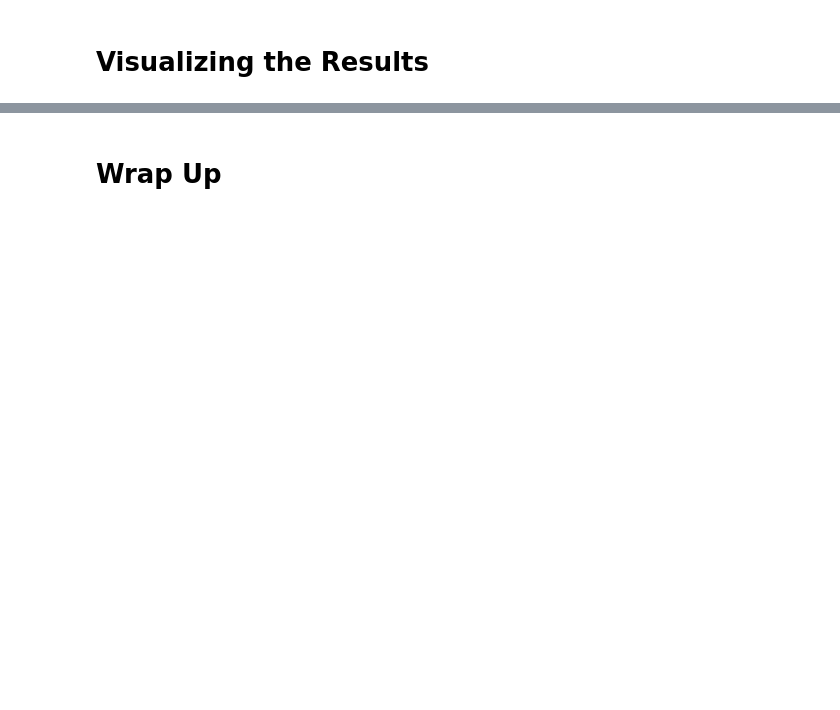
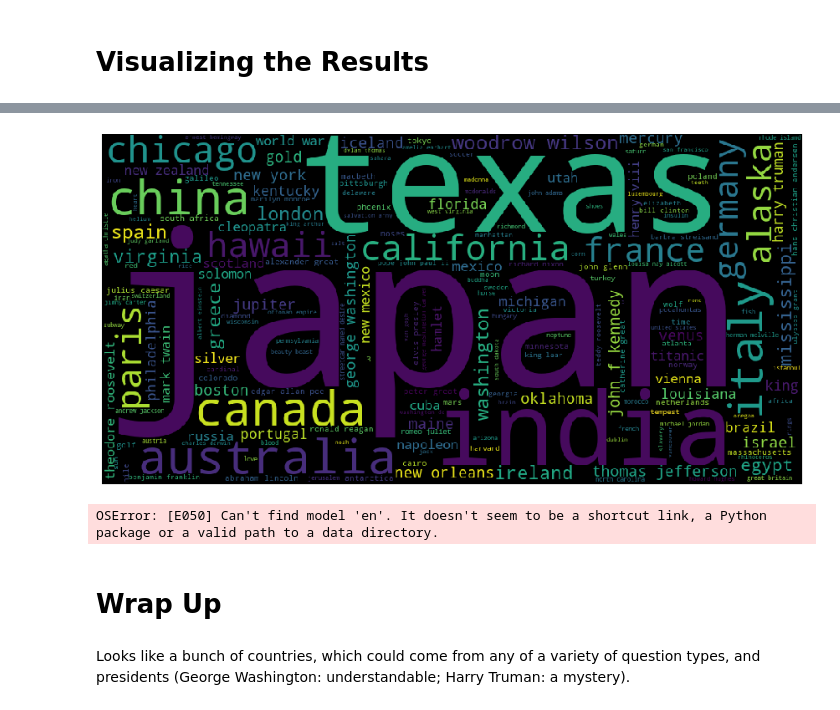
Before and after one commit to AllisonRKahn/Jeopardy_NER, a Jupyter notebook: Jeopardy Explo.ipynb, the cells around one changed output, grey strips where cells are left out. Cells and saved outputs as stored; diff of their text form; code cells hidden in the pictures; blank space fills up the shorter version.

```diff
--- a/Jeopardy Explo.ipynb
+++ b/Jeopardy Explo.ipynb
@@ -187,0 +282,3 @@ plt.close()
+# %%
+count_answers = Counter(new['final_answer'])
+count_answers.most_common(20)
@@ -188,2 +306,23 @@ plt.close()
+# %%
+wordcloud = WordCloud(width = 1000, height = 500).generate_from_frequencies(count_answers)
+
+plt.figure(figsize=(15,8))
+plt.imshow(wordcloud)
+plt.axis("off")
+plt.show()
+plt.close()
+# %% [output]
+[figure, added]
+# %%
+categories = []
+nlp = spacy.load('en')
+for i in new['final_answer']:
+    doc = nlp(i)
+    for x in doc.ents:
+        categories.append((X.text, X.label_))
+# %% [output]
+OSError: [E050] Can't find model 'en'. It doesn't seem to be a shortcut link, a Python package or a valid path to a data directory.
 # %% [markdown]
 # Wrap Up
+# %% [markdown]
+Looks like a bunch of countries, which could come from any of a variety of question types, and presidents (George Washington: understandable; Harry Truman: a mystery).
```
Also changed, not shown: parts of 16 cells of this notebook.
